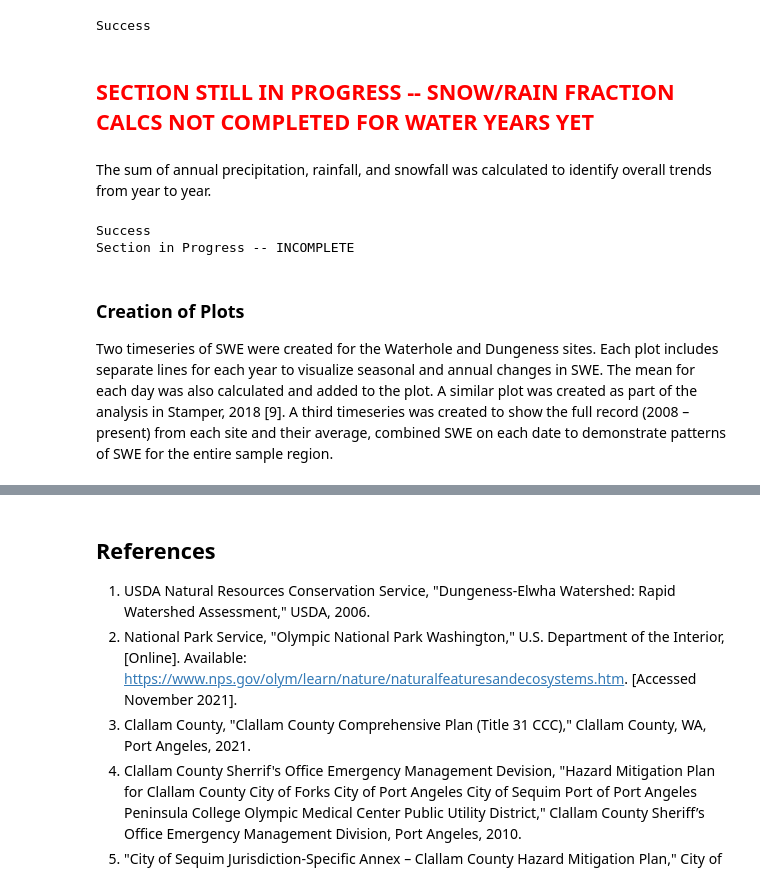
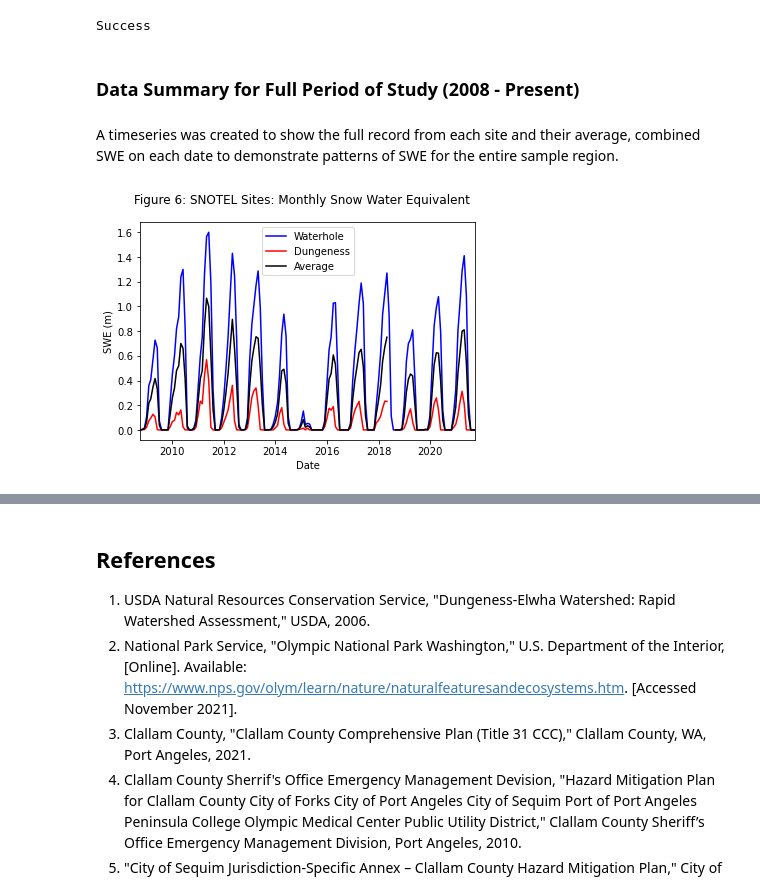
Before and after one commit to postitnote6/ESCI_895_Final_Project, a Jupyter notebook: Final_Project_MPV.ipynb, the cells around one changed output, grey strips where cells are left out. Cells and saved outputs as stored; diff of their text form; code cells hidden in the pictures.

Commit message:
Draft of final report
Added additional results, discussion, and conclusion section

```diff
--- a/Final_Project_MPV.ipynb
+++ b/Final_Project_MPV.ipynb
@@ -228,7 +254,6 @@ def loadSNOTEL(fileName):
     df = df[['Snow Water Equivalent (in) Start of Day Values', 'Air Temperature Minimum (degF)',
                               'Air Temperature Maximum (degF)', 'Air Temperature Average (degF)',
                               'Precipitation Increment (in)', 'Precipitation Accumulation (in) Start of Day Values']]
-    #df.interpolate(method = 'linear', inplace = True)
 
     # Convert SWE to meters
     df['Snow Water Equivalent (m)'] = df['Snow Water Equivalent (in) Start of Day Values']*0.0254
@@ -245,6 +270,11 @@ def loadSNOTEL(fileName):
     df['Precipitation Increment (cm)'] = df['Precipitation Increment (in)']*2.54
     df['Precipitation Accumulation (cm)'] = df['Precipitation Accumulation (in) Start of Day Values']*2.54
 
+    '''Function input includes:
+    fileName = File name and location of SNOTEL data
+
+    Returns dataframe of requested SNOTEL data'''
+
     return df
 
 # Run Function for Waterhole and Dungeness
@@ -266,6 +296,12 @@ def snowrain(df):
     df['Rainfall'] = df['Precipitation Increment (cm)'][df['Air Temperature Average (degC)'] > 0]
     df['Rainfall'].fillna(0, inplace = True)
 
+    '''Function inputs include:
+    df = SNOTEL dataframe produced from "loadSNOTEL" function
+
+    Returns SNOTEL dataframe with two new columns ("Snowfall" and "Rainfall") created by splitting the precipitation column
+    based on average temperature to identify periods of snowfall (in water equivalent) and periods of rainfall'''
+
     return df
 
 # Run function for Waterhole and Dungeness
@@ -275,44 +311,24 @@ dfdungeness = snowrain(dfdungeness)
 print('Success')
 # %% [output]
 Success
-# %% [markdown]
-## <font color=red>SECTION STILL IN PROGRESS -- SNOW/RAIN FRACTION CALCS NOT COMPLETED FOR WATER YEARS YET </font>
-# %% [markdown]
-The sum of annual precipitation, rainfall, and snowfall was calculated to identify overall trends from year to year.
-# %%
-def preciptypes(df):
-    dfprecip = df[['Precipitation Increment (cm)']].resample('Y').sum()
-    dfprecip['Rainfall'] = df['Rainfall'].resample('Y').sum()
-    dfprecip['Snowfall'] = df['Snowfall'].resample('Y').sum()
-    dfprecip['Snow/Rain Fraction'] = dfprecip['Snowfall']/dfprecip['Rainfall']
-    return dfprecip
-
-print('Success')
-
-dfprecipw = preciptypes(dfwaterhole)
-dfprecipd = preciptypes(dfdungeness)
-# display(dfprecipw)
-# display(dfprecipd)
-
-def preciptypesWY(df1, precip_type):
-    dates = {'wy_start': [2008, 2009, 2010, 2011, 2012, 2013, 2014, 2015, 2016, 2017, 2018, 2019, 2020],
-             'wy_end': [2009, 2010, 2011, 2012, 2013, 2014, 2015, 2016, 2017, 2018, 2019, 2020, 2021]}
-    wy_end = pd.DataFrame(data = dates)
-    yearlyp = []
-    # Create for loop to calculate yearly precipitation
-    for i, v in wy_end.iterrows():
-        #print(v[0])
-        #print(round(df1.loc[datetime(v[0],10,1):datetime(v[1],9,30), precip_type].sum(), 2))
-        yearlyp.append(round(df1.loc[datetime(v[0],10,1):datetime(v[1],9,30), precip_type].sum(),3))
-
-    return yearlyp
-
-yearlyp = preciptypesWY(dfwaterhole, 'Rainfall')
-# print(yearlyp)
-print('Section in Progress -- INCOMPLETE')
-# %% [output]
-Success
-Section in Progress -- INCOMPLETE
 # %% [markdown]
-### Creation of Plots
-Two timeseries of SWE were created for the Waterhole and Dungeness sites. Each plot includes separate lines for each year to visualize seasonal and annual changes in SWE. The mean for each day was also calculated and added to the plot. A similar plot was created as part of the analysis in Stamper, 2018 [9]. A third timeseries was created to show the full record (2008 – present) from each site and their average, combined SWE on each date to demonstrate patterns of SWE for the entire sample region.
+### Data Summary for Full Period of Study (2008 - Present)
+# %% [markdown]
+A timeseries was created to show the full record from each site and their average, combined SWE on each date to demonstrate patterns of SWE for the entire sample region.
+# %%
+fig, ax = plt.subplots()
+fig.suptitle('Figure 6: SNOTEL Sites: Monthly Snow Water Equivalent')
+
+ax.plot(dfwaterhole['Snow Water Equivalent (m)'].resample('M').mean(), color = 'blue', label = 'Waterhole')
+ax.plot(dfdungeness['Snow Water Equivalent (m)'].resample('M').mean(), color = 'red', label = 'Dungeness')
+ax.plot((dfwaterhole['Snow Water Equivalent (m)'].resample('M').mean() +
+         dfdungeness['Snow Water Equivalent (m)'].resample('M').mean())/2,
+        color = 'k', label = 'Average')
+
+ax.set_xlim(startdate, enddate)
+ax.set_xlabel('Date')
+ax.set_ylabel('SWE (m)')
+ax.legend()
+plt.show()
+# %% [output]
+[figure, added]
```
Also changed, not shown: parts of 79 cells of this notebook.
